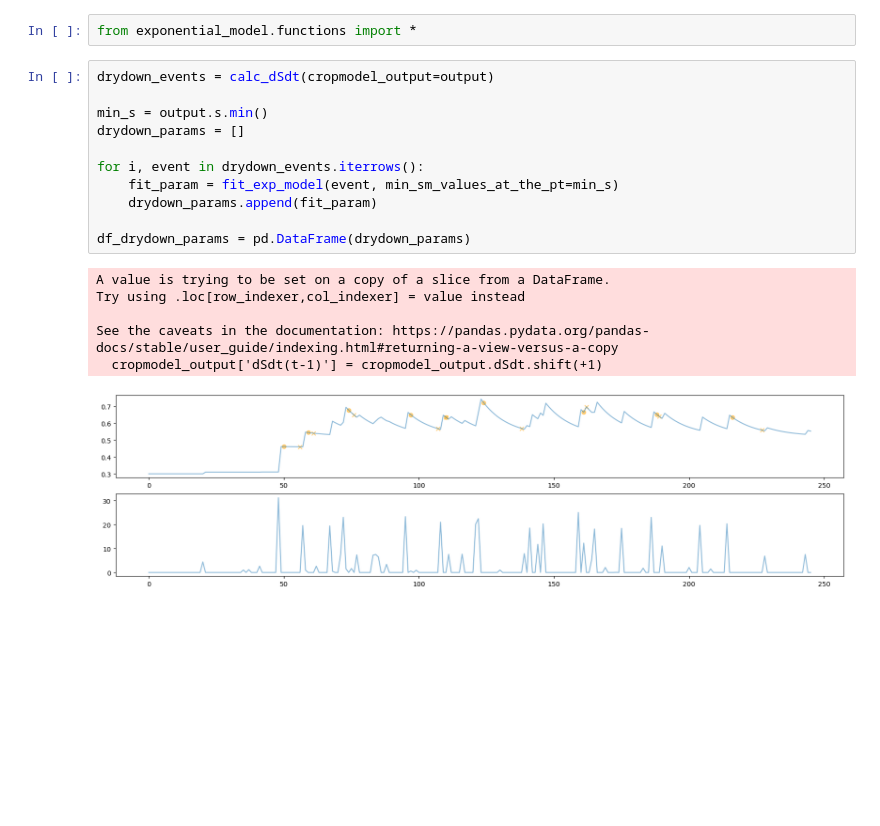
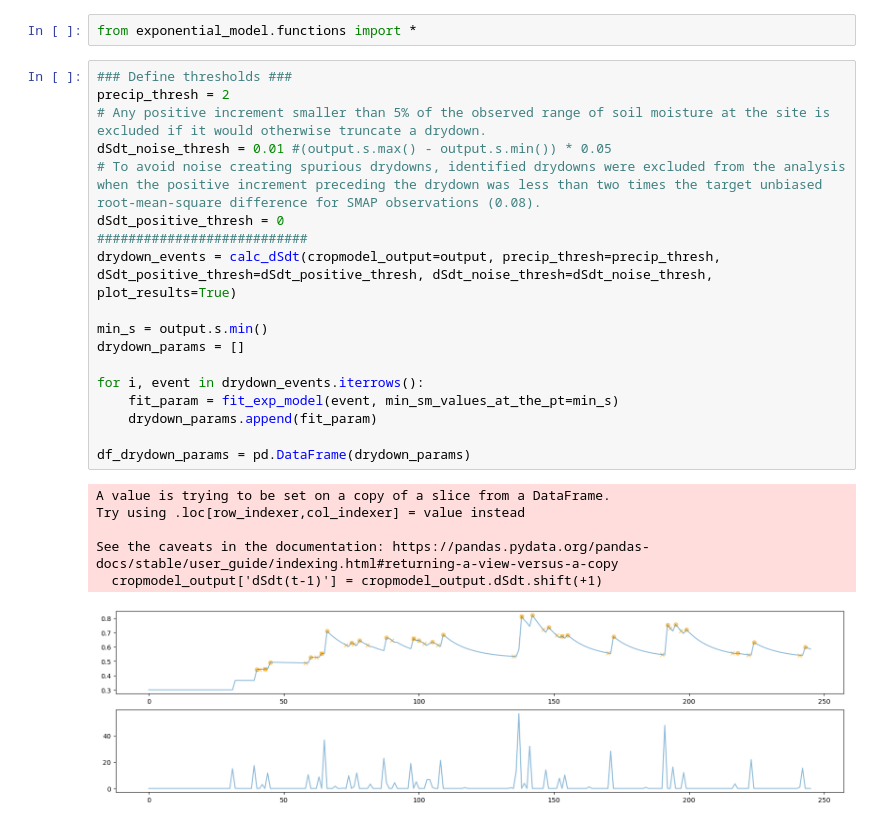
Before and after one commit to RY4GIT/maize-Toff, a Jupyter notebook: notebooks/tau_playground.ipynb, the cells around one changed output. Drawn from its saved outputs; the diff is of its cells as text; blank space fills up the shorter version.

```diff
--- a/notebooks/tau_playground.ipynb
+++ b/notebooks/tau_playground.ipynb
@@ -251,23 +258,30 @@ Text(0.5, 0, 'Day of season [day]')
 # %%
 from exponential_model.functions import *
-# %%
-drydown_events = calc_dSdt(cropmodel_output=output)
-
-min_s = output.s.min()
-drydown_params = []
-
-for i, event in drydown_events.iterrows():
-    fit_param = fit_exp_model(event, min_sm_values_at_the_pt=min_s)
-    drydown_params.append(fit_param)
-
-df_drydown_params = pd.DataFrame(drydown_params)
-# %% [output]
-A value is trying to be set on a copy of a slice from a DataFrame.
-Try using .loc[row_indexer,col_indexer] = value instead
-
-See the caveats in the documentation: https://pandas.pydata.org/pandas-docs/stable/user_guide/indexing.html#returning-a-view-versus-a-copy
-  cropmodel_output['dSdt(t-1)'] = cropmodel_output.dSdt.shift(+1)
-[figure, removed]
+# %%
+### Define thresholds ###
+precip_thresh = 2
+# Any positive increment smaller than 5% of the observed range of soil moisture at the site is excluded if it would otherwise truncate a drydown.
+dSdt_noise_thresh = 0.01 #(output.s.max() - output.s.min()) * 0.05
+# To avoid noise creating spurious drydowns, identified drydowns were excluded from the analysis when the positive increment preceding the drydown was less than two times the target unbiased root-mean-square difference for SMAP observations (0.08).
+dSdt_positive_thresh = 0
+###########################
+drydown_events = calc_dSdt(cropmodel_output=output, precip_thresh=precip_thresh, dSdt_positive_thresh=dSdt_positive_thresh, dSdt_noise_thresh=dSdt_noise_thresh, plot_results=True)
+
+min_s = output.s.min()
+drydown_params = []
+
+for i, event in drydown_events.iterrows():
+    fit_param = fit_exp_model(event, min_sm_values_at_the_pt=min_s)
+    drydown_params.append(fit_param)
+
+df_drydown_params = pd.DataFrame(drydown_params)
+# %% [output]
+A value is trying to be set on a copy of a slice from a DataFrame.
+Try using .loc[row_indexer,col_indexer] = value instead
+
+See the caveats in the documentation: https://pandas.pydata.org/pandas-docs/stable/user_guide/indexing.html#returning-a-view-versus-a-copy
+  cropmodel_output['dSdt(t-1)'] = cropmodel_output.dSdt.shift(+1)
+[figure, added]
 # %%
 drydown_and_params = pd.merge(drydown_events, df_drydown_params.drop(columns='delta_theta'), on=['event_start', 'event_end'], how='outer')
 drydown_and_params
```
Also changed, not shown: parts of 10 cells of this notebook, 3 other files.
